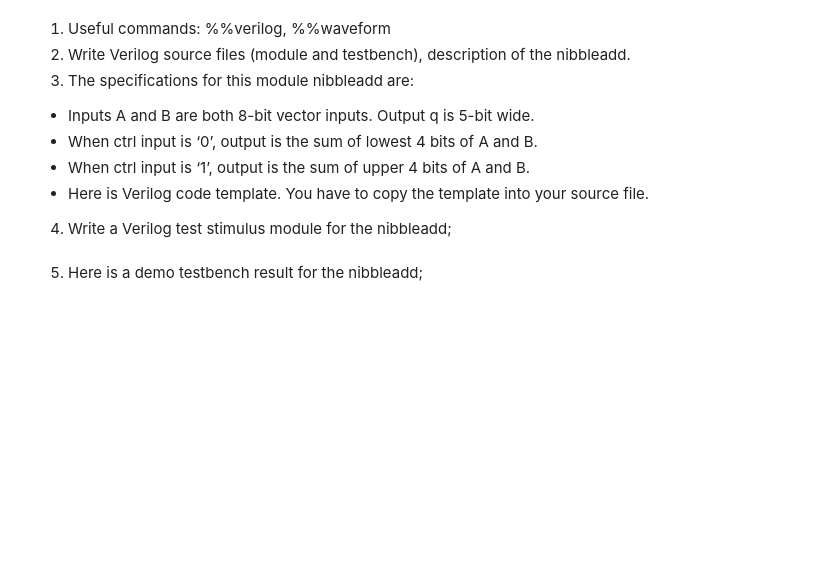
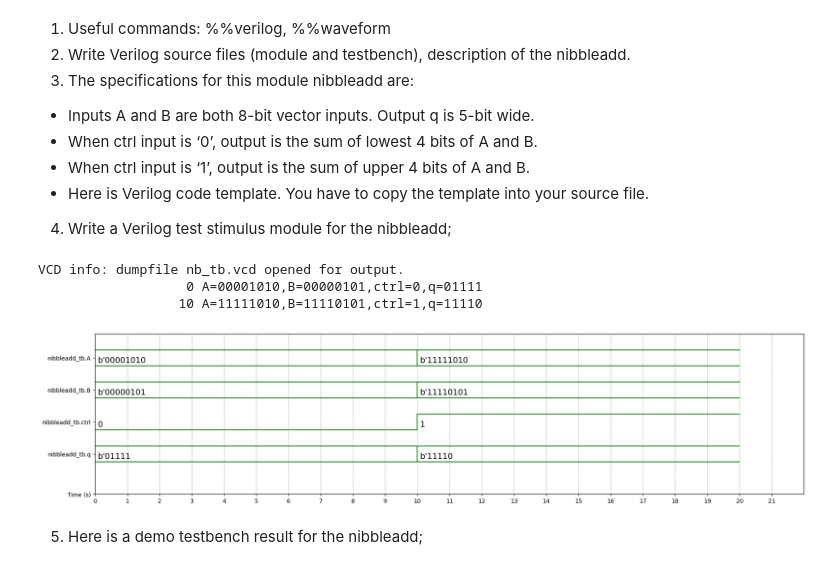
Before and after one commit to LeowYR/DSL_Homework, a Jupyter notebook: VerilogGitHomework.ipynb, the cells around one changed output. Cells and saved outputs as stored; diff of their text form; code cells hidden in the pictures; blank space fills up the shorter version.

```diff
--- a/VerilogGitHomework.ipynb
+++ b/VerilogGitHomework.ipynb
@@ -197,3 +384,70 @@ endmodule
+# %%
+%%verilog
+
+//!DO NOT MODIFY MODULE NAME AND PORT NAME!
+
+// I edited output type to "reg" to make code work
+// have put in both waveform and monitor test to proof working
+
+module nibbleadd(
+    input [7:0]A,
+    input [7:0]B,
+    input ctrl,
+    output reg [4:0]q
+);
+
+
+//YOUR CODE HERE
+
+always @(*) begin
+    if (ctrl == 0) begin
+        q = A[3:0] + B[3:0];
+    end else begin
+        q = A[7:4] + B[7:4];
+    end
+end
+
+endmodule
+
+//TESTBENCH HERE
+module nibbleadd_tb();
+
+reg [7:0] A;
+reg [7:0] B;
+reg ctrl;
+wire [4:0] q;
+
+nibbleadd nb(A,B,ctrl,q);
+
+initial begin
+    A = 8'b00001010; B = 8'b00000101; ctrl = 0; #10;
+    A = 8'b11111010; B = 8'b11110101; ctrl = 1; #10;
+    $finish;
+end
+
+initial
+  $monitor($time," A=%b,B=%b,ctrl=%b,q=%b",A,B,ctrl,q);
+
+initial begin
+  $dumpfile("nb_tb.vcd");
+  $dumpvars(0,nibbleadd_tb);
+  #21 $finish;
+ end
+
+endmodule
+# %% [output]
+VCD info: dumpfile nb_tb.vcd opened for output.
+                   0 A=00001010,B=00000101,ctrl=0,q=01111
+                  10 A=11111010,B=11110101,ctrl=1,q=11110
+# %%
+%%waveform nb_tb.vcd
+#results with waveform
+sign_list = ['nibbleadd_tb.A', 'nibbleadd_tb.B', 'nibbleadd_tb.ctrl', 'nibbleadd_tb.q']
+time_begin = 0
+time_end = 21
+base = 'bin' # bin, dec, dec2, hex, octal
+# %% [output]
+[figure, added]
 # %% [markdown]
 5. Here is a demo testbench result for the nibbleadd;
 # %% [markdown]
```
Also changed, not shown: parts of 10 cells of this notebook.
